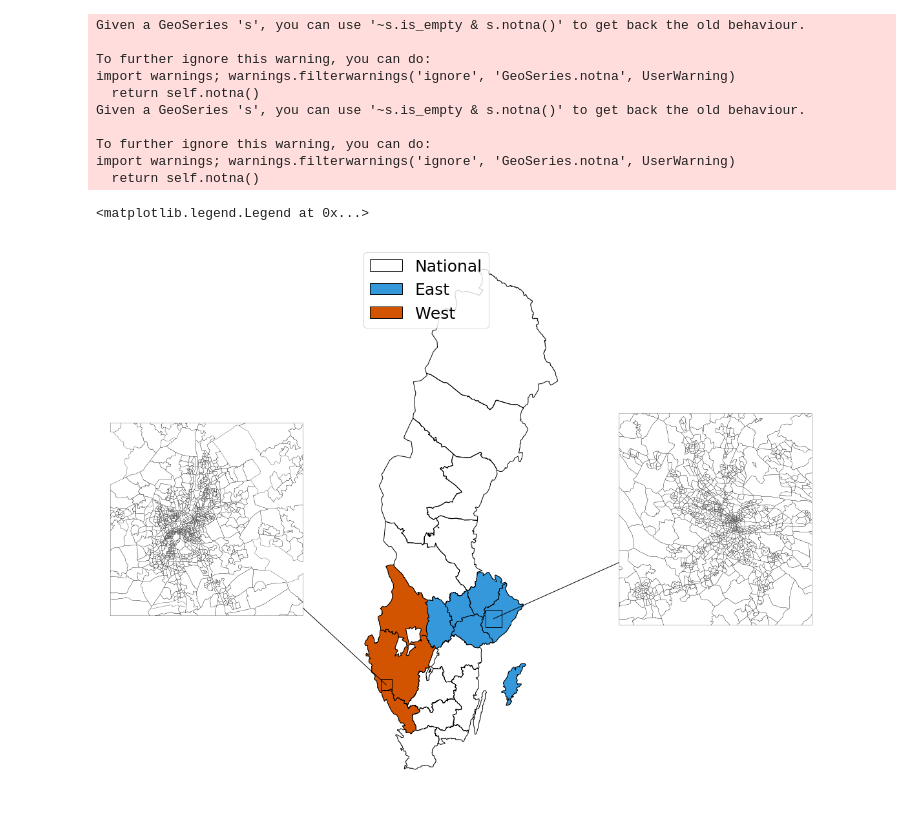
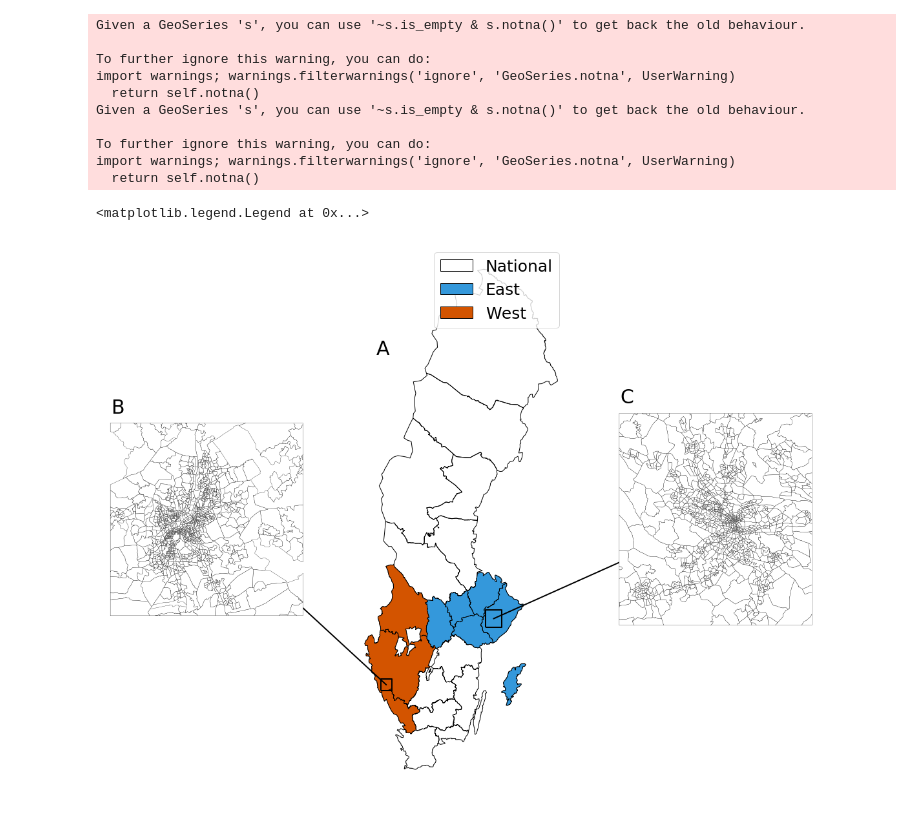
Before and after one commit to TheYuanLiao/individual_mobility_model, a Jupyter notebook: src/py/halftime-plots2.ipynb, the cells around one changed output. Drawn from its saved outputs; the diff is of its cells as text; code cells hidden in the pictures.

Commit message:
add A,B,C to sampers overview

```diff
--- a/src/py/halftime-plots2.ipynb
+++ b/src/py/halftime-plots2.ipynb
@@ -87,6 +87,8 @@ import warnings; warnings.filterwarnings('ignore', 'GeoSeries.notna', UserWarnin
   return self.notna()
 # %%
 fig, axes = plt.subplots(1,3, figsize=(20, 20))
+
+# Sampers bounding boxes
 sampers.bbox['national'].to_crs("EPSG:3035").plot(
     ax=axes[1],
     edgecolor='black',
@@ -103,9 +105,21 @@ sampers.bbox['west'].to_crs("EPSG:3035").plot(
     edgecolor='black'
 )
 
-regions.sthlmcity.to_crs("EPSG:3035").plot(ax=axes[1], facecolor='none', edgecolor='black')
-regions.gbgcity.to_crs("EPSG:3035").plot(ax=axes[1], facecolor='none', edgecolor='black')
+# City highlights (bbox)
+regions.sthlmcity.to_crs("EPSG:3035").plot(
+    ax=axes[1],
+    facecolor='none',
+    edgecolor='black',
+    linewidth=2,
+)
+regions.gbgcity.to_crs("EPSG:3035").plot(
+    ax=axes[1],
+    facecolor='none',
+    edgecolor='black',
+    linewidth=2,
+)
 
+# City highlights (line from bbox to zoom)
 axes[1].add_artist(ConnectionPatch(
     xyA=(eastbbox.centroid.x, eastbbox.centroid.y),
     xyB=(eastbbox.centroid.x, eastbbox.centroid.y),
@@ -114,7 +128,7 @@ axes[1].add_artist(ConnectionPatch(
     axesA=axes[1],
     axesB=axes[2],
     color='black',
-    linewidth=1,
+    linewidth=2,
 ))
 
 axes[1].add_artist(ConnectionPatch(
@@ -122,34 +136,37 @@ axes[1].add_artist(ConnectionPatch(
     xyB=(westbbox.centroid.x, westbbox.centroid.y),
     coordsA="data",
     coordsB="data",
     axesA=axes[0],
     axesB=axes[1],
     color='black',
-    linewidth=1,
+    linewidth=2,
 ))
 
-
+# City highlights (zoom)
 eastzones.plot(ax=axes[2], facecolor='white', edgecolor='black', linewidth=0.3)
 westzones.plot(ax=axes[0], facecolor='white', edgecolor='black', linewidth=0.3)
 
 axes[0].set_axis_off()
 axes[0].zorder = 2
+axes[0].text(.05, 1, "B", transform=axes[0].transAxes, fontsize='30')
 
 axes[1].set_axis_off()
 axes[1].zorder = 1
+axes[1].text(.1, .8, "A", transform=axes[1].transAxes, fontsize='30')
 
 axes[2].set_axis_off()
 axes[2].zorder = 2
+axes[2].text(.05, 1, "C", transform=axes[2].transAxes, fontsize='30')
 
 axes[1].legend(
     handles=[
         Patch(facecolor='none', edgecolor='black', label='National'),
         Patch(facecolor='#3498db', edgecolor='black', label='East'),
         Patch(facecolor='#d35400', edgecolor='black', label='West')
     ],
-    loc='upper left',
+    loc='upper right',
     fontsize='25'
 )
 # %% [output]
 <matplotlib.legend.Legend at 0x...>
-[figure, old version]
+[figure, new version]
```
